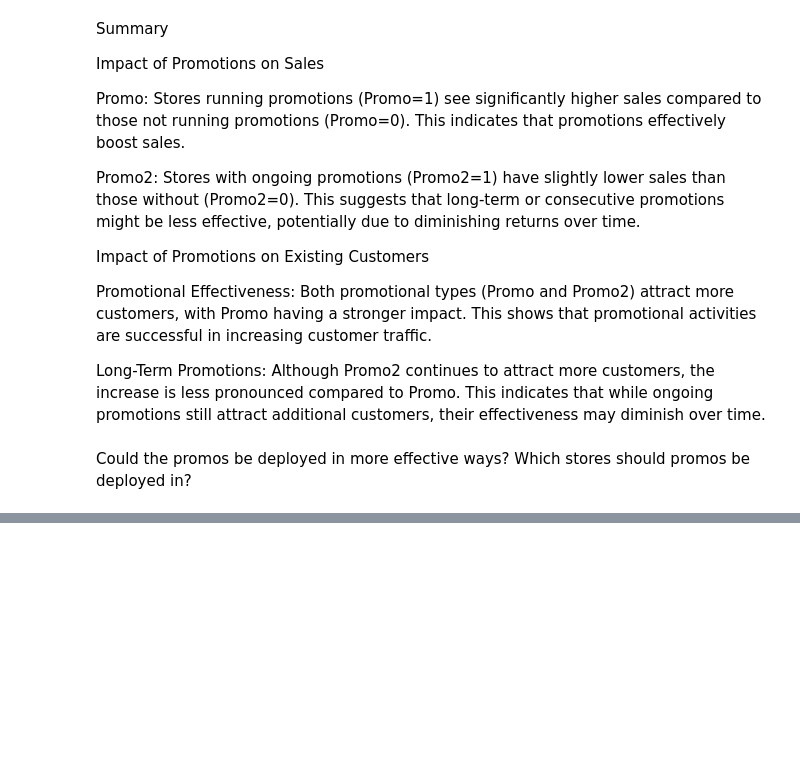
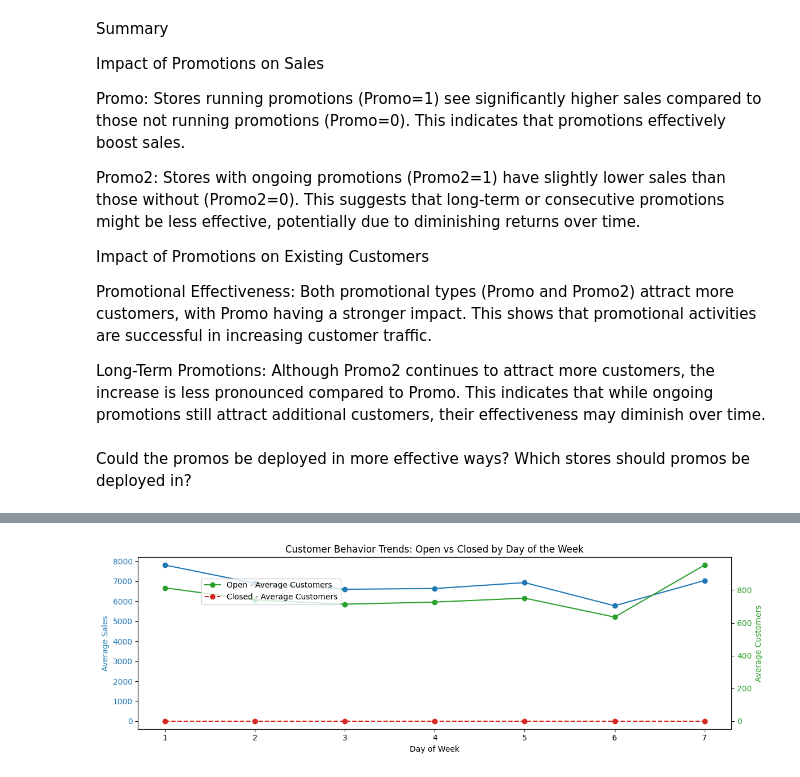
Before and after one commit to ab3lT/10-Academy-Week-4, a Jupyter notebook: notebook/eda.ipynb, the cells around one changed output, grey strips where cells are left out. Drawn from its saved outputs; the diff is of its cells as text; code cells hidden in the pictures; blank space fills up the shorter version.

```diff
--- a/notebook/eda.ipynb
+++ b/notebook/eda.ipynb
@@ -357,0 +381,6 @@ AttributeError: 'Visualyzer' object has no attribute 'Visualyzer'
+# %%
+logger.info('Analyzing the trends of the customer behavior')
+# Analyze trends of customer behavior
+vlyr.analyze_trend()
+# %% [output]
+[figure, added]
```
Also changed, not shown: parts of 6 cells of this notebook, 1 other file.
